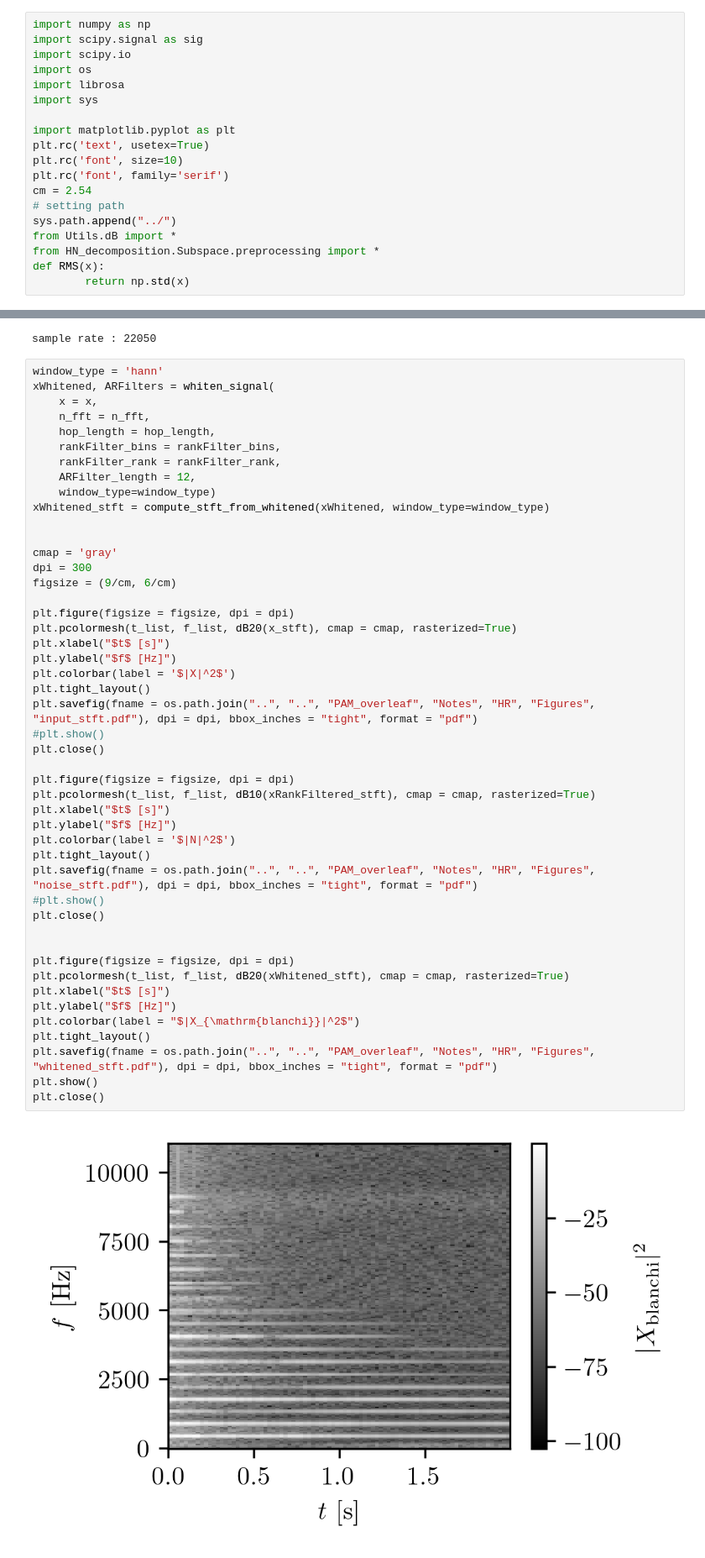
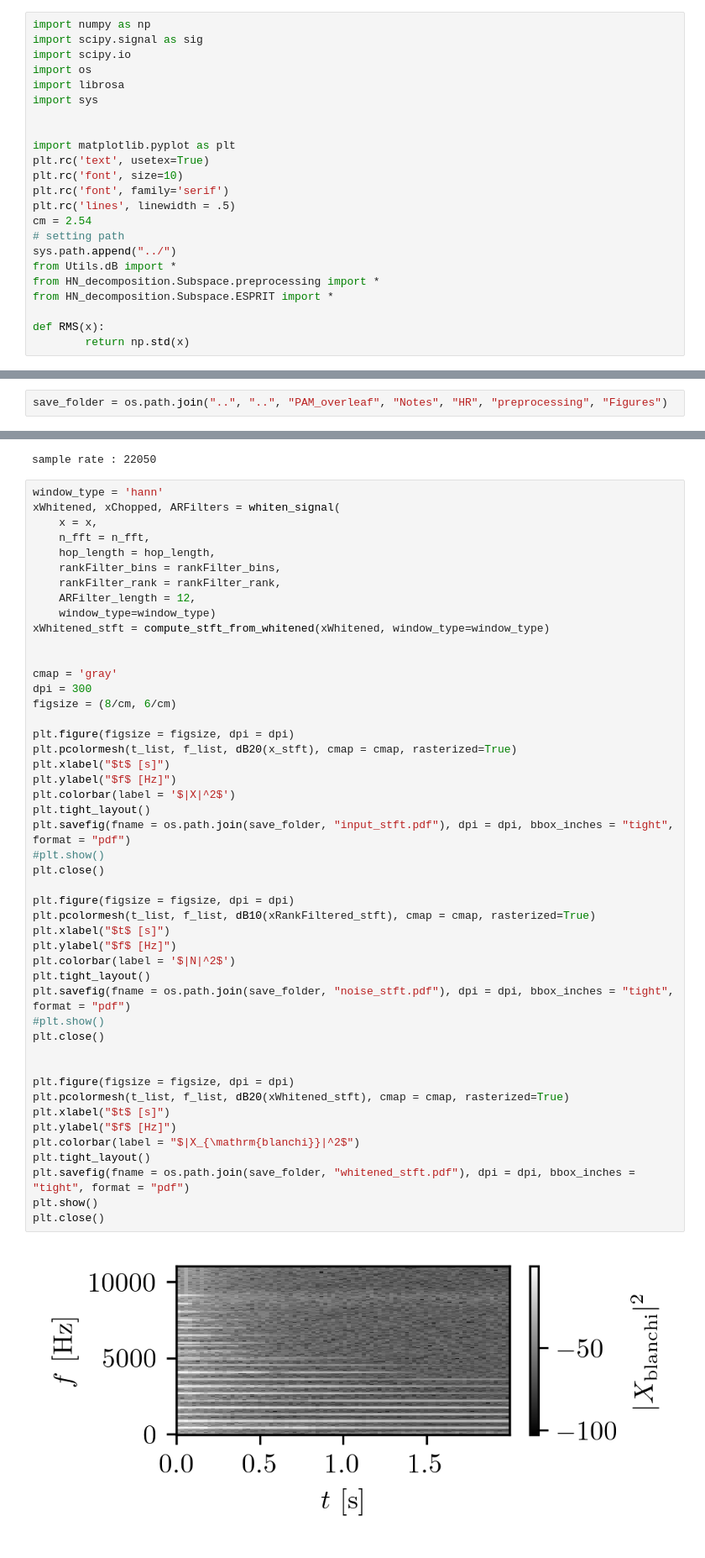
Before and after one commit to peladeaucome/ATIAM-PAM-AnalyseInstruments, a Jupyter notebook: Notebooks/come_HN.ipynb, the cells around one changed output, grey strips where cells are left out. Shown at 84% size. Drawn from its saved outputs; the diff is of its cells as text.

Commit message:
[HR][Preprocessing] Small update

```diff
--- a/Notebooks/come_HN.ipynb
+++ b/Notebooks/come_HN.ipynb
@@ -6,15 +6,19 @@ import os
 import librosa
 import sys
 
+
 import matplotlib.pyplot as plt
 plt.rc('text', usetex=True)
 plt.rc('font', size=10)
 plt.rc('font', family='serif')
+plt.rc('lines', linewidth = .5)
 cm = 2.54
 # setting path
 sys.path.append("../")
 from Utils.dB import *
 from HN_decomposition.Subspace.preprocessing import *
+from HN_decomposition.Subspace.ESPRIT import *
+
 def RMS(x):
         return np.std(x)
 # %% [markdown]
@@ -26,3 +32,5 @@ x = x[:2*sr_hz]
+# %%
+save_folder = os.path.join("..", "..", "PAM_overleaf", "Notes", "HR", "preprocessing", "Figures")
 # %% [markdown]
 ## Sub-band decomposition
 # %%
@@ -93,7 +101,7 @@ print(f'sample rate : {sr_hz}')
 sample rate : 22050
 # %%
 window_type = 'hann'
-xWhitened, ARFilters = whiten_signal(
+xWhitened, xChopped, ARFilters = whiten_signal(
     x = x,
     n_fft = n_fft,
     hop_length = hop_length,
@@ -106,39 +114,39 @@ xWhitened_stft = compute_stft_from_whitened(xWhitened, window_type=window_type)
 
 cmap = 'gray'
 dpi = 300
-figsize = (9/cm, 6/cm)
+figsize = (8/cm, 6/cm)
 
 plt.figure(figsize = figsize, dpi = dpi)
 plt.pcolormesh(t_list, f_list, dB20(x_stft), cmap = cmap, rasterized=True)
 plt.xlabel("$t$ [s]")
 plt.ylabel("$f$ [Hz]")
 plt.colorbar(label = '$|X|^2$')
 plt.tight_layout()
-plt.savefig(fname = os.path.join("..", "..", "PAM_overleaf", "Notes", "HR", "Figures", "input_stft.pdf"), dpi = dpi, bbox_inches = "tight", format = "pdf")
+plt.savefig(fname = os.path.join(save_folder, "input_stft.pdf"), dpi = dpi, bbox_inches = "tight", format = "pdf")
 #plt.show()
 plt.close()
 
 plt.figure(figsize = figsize, dpi = dpi)
 plt.pcolormesh(t_list, f_list, dB10(xRankFiltered_stft), cmap = cmap, rasterized=True)
 plt.xlabel("$t$ [s]")
 plt.ylabel("$f$ [Hz]")
 plt.colorbar(label = '$|N|^2$')
 plt.tight_layout()
-plt.savefig(fname = os.path.join("..", "..", "PAM_overleaf", "Notes", "HR", "Figures", "noise_stft.pdf"), dpi = dpi, bbox_inches = "tight", format = "pdf")
+plt.savefig(fname = os.path.join(save_folder, "noise_stft.pdf"), dpi = dpi, bbox_inches = "tight", format = "pdf")
 #plt.show()
 plt.close()
 
 
 plt.figure(figsize = figsize, dpi = dpi)
 plt.pcolormesh(t_list, f_list, dB20(xWhitened_stft), cmap = cmap, rasterized=True)
 plt.xlabel("$t$ [s]")
 plt.ylabel("$f$ [Hz]")
 plt.colorbar(label = "$|X_{\mathrm{blanchi}}|^2$")
 plt.tight_layout()
-plt.savefig(fname = os.path.join("..", "..", "PAM_overleaf", "Notes", "HR", "Figures", "whitened_stft.pdf"), dpi = dpi, bbox_inches = "tight", format = "pdf")
+plt.savefig(fname = os.path.join(save_folder, "whitened_stft.pdf"), dpi = dpi, bbox_inches = "tight", format = "pdf")
 plt.show()
 plt.close()
 # %% [output]
-[figure, old version]
+[figure, new version]
 # %%
 time_frame_display = 11
```
Also changed, not shown: parts of 7 cells of this notebook, 1 other file.
